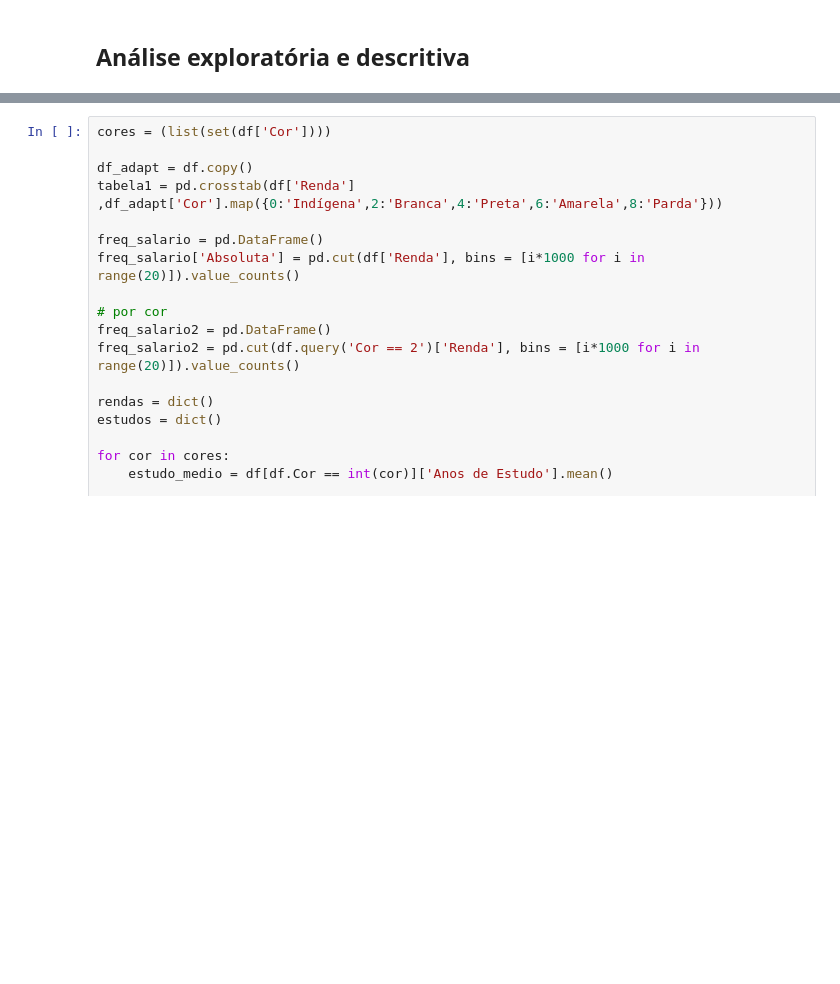
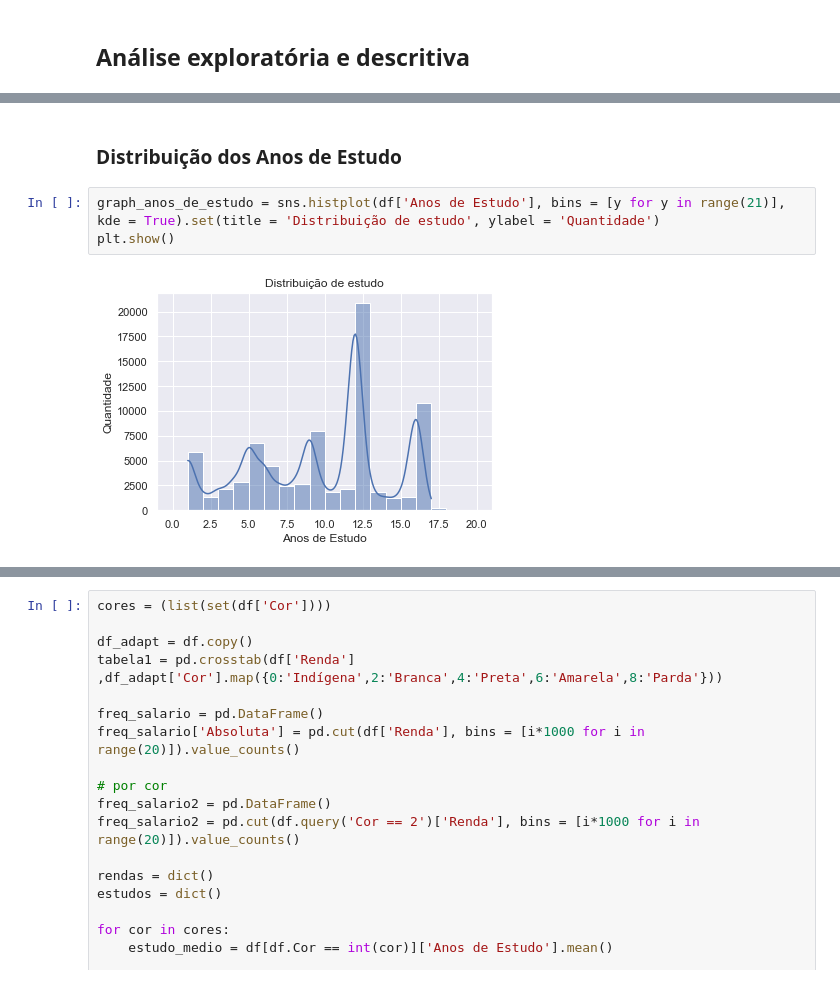
Before and after one commit to Alexandre-Leal/Projetos_iniciais, a Jupyter notebook: PNAD_2015/PNAD_2015.ipynb, the cells around one changed output, grey strips where cells are left out. Saved outputs shown, nothing was run; the diff lists cells and outputs as text; blank space fills up the shorter version.

```diff
--- a/PNAD_2015/PNAD_2015.ipynb
+++ b/PNAD_2015/PNAD_2015.ipynb
@@ -84,0 +145,7 @@ Gráfico com a quatidade de homens e mulheres
+# %% [markdown]
+### Distribuição dos Anos de Estudo
+# %%
+graph_anos_de_estudo = sns.histplot(df['Anos de Estudo'], bins = [y for y in range(21)], kde = True).set(title = 'Distribuição de estudo', ylabel = 'Quantidade')
+plt.show()
+# %% [output]
+[figure, added]
```
Also changed, not shown: parts of 36 cells of this notebook, 1 other file.
